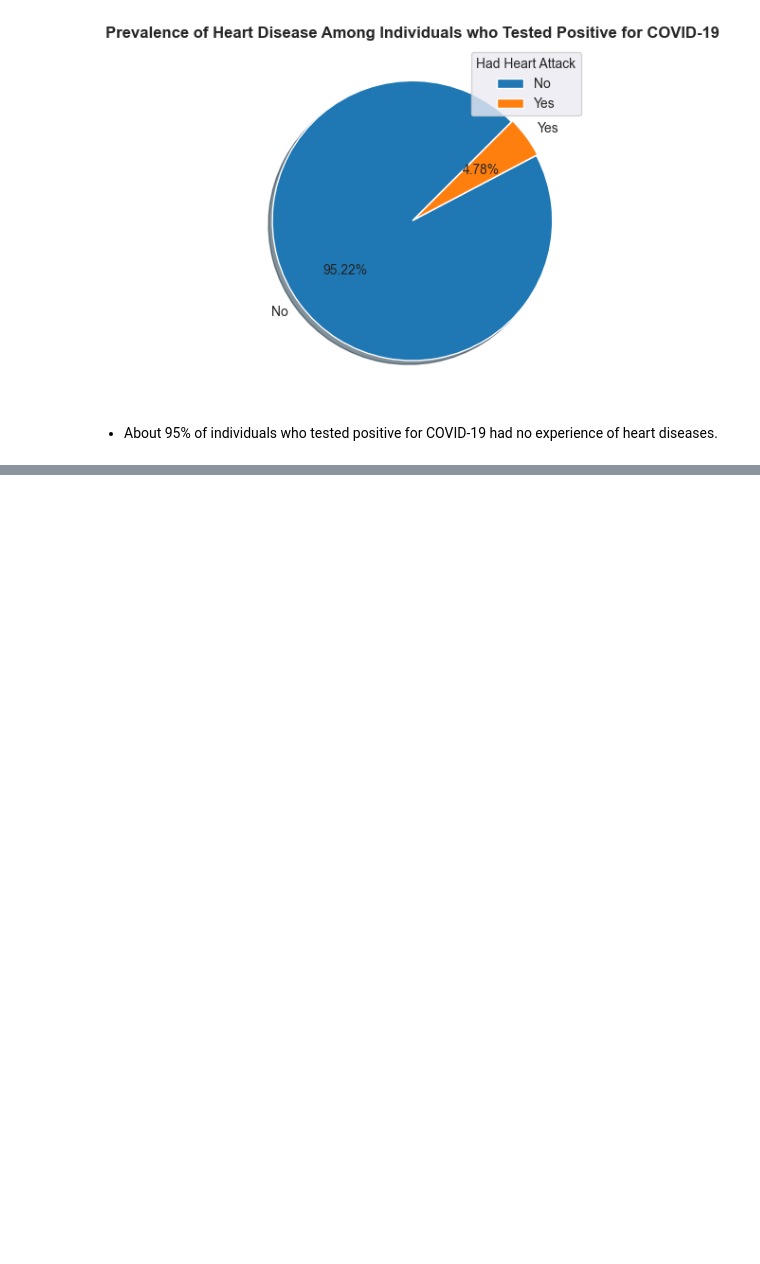
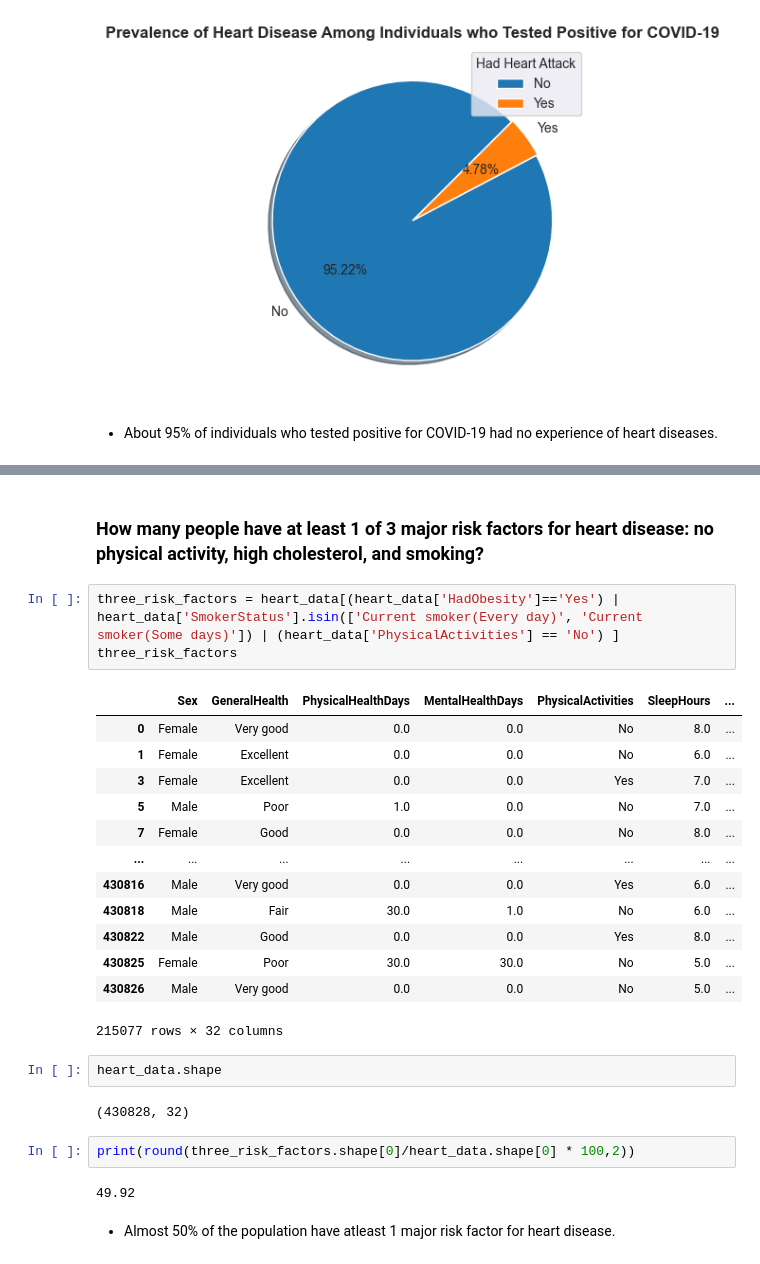
Before and after one commit to ali-bin-kashif/heart-disease-healthcare-data-analysis, a Jupyter notebook: heart_indicator_data_analysis.ipynb, the cells around one changed output, grey strips where cells are left out. Saved outputs shown, nothing was run; the diff lists cells and outputs as text; blank space fills up the shorter version.

```diff
--- a/heart_indicator_data_analysis.ipynb
+++ b/heart_indicator_data_analysis.ipynb
@@ -1717,0 +1754,29 @@ plt.show()
+# %% [markdown]
+### How many people have at least 1 of 3 major risk factors for heart disease: no physical activity, high cholesterol, and smoking?
+# %%
+three_risk_factors = heart_data[(heart_data['HadObesity']=='Yes') | heart_data['SmokerStatus'].isin(['Current smoker(Every day)', 'Current smoker(Some days)']) | (heart_data['PhysicalActivities'] == 'No') ]
+three_risk_factors
+# %% [output]
+|  | Sex | GeneralHealth | PhysicalHealthDays | MentalHealthDays | PhysicalActivities | SleepHours | ... |
+| 0 | Female | Very good | 0.0 | 0.0 | No | 8.0 | ... |
+| 1 | Female | Excellent | 0.0 | 0.0 | No | 6.0 | ... |
+| 3 | Female | Excellent | 0.0 | 0.0 | Yes | 7.0 | ... |
+| 5 | Male | Poor | 1.0 | 0.0 | No | 7.0 | ... |
+| 7 | Female | Good | 0.0 | 0.0 | No | 8.0 | ... |
+| ... | ... | ... | ... | ... | ... | ... | ... |
+| 430816 | Male | Very good | 0.0 | 0.0 | Yes | 6.0 | ... |
+| 430818 | Male | Fair | 30.0 | 1.0 | No | 6.0 | ... |
+| 430822 | Male | Good | 0.0 | 0.0 | Yes | 8.0 | ... |
+| 430825 | Female | Poor | 30.0 | 30.0 | No | 5.0 | ... |
+| 430826 | Male | Very good | 0.0 | 0.0 | No | 5.0 | ... |
+215077 rows × 32 columns
+# %%
+heart_data.shape
+# %% [output]
+(430828, 32)
+# %%
+print(round(three_risk_factors.shape[0]/heart_data.shape[0] * 100,2))
+# %% [output]
+49.92
+# %% [markdown]
+- Almost 50% of the population have atleast 1 major risk factor for heart disease.
```
Also changed, not shown: parts of 13 cells of this notebook.
